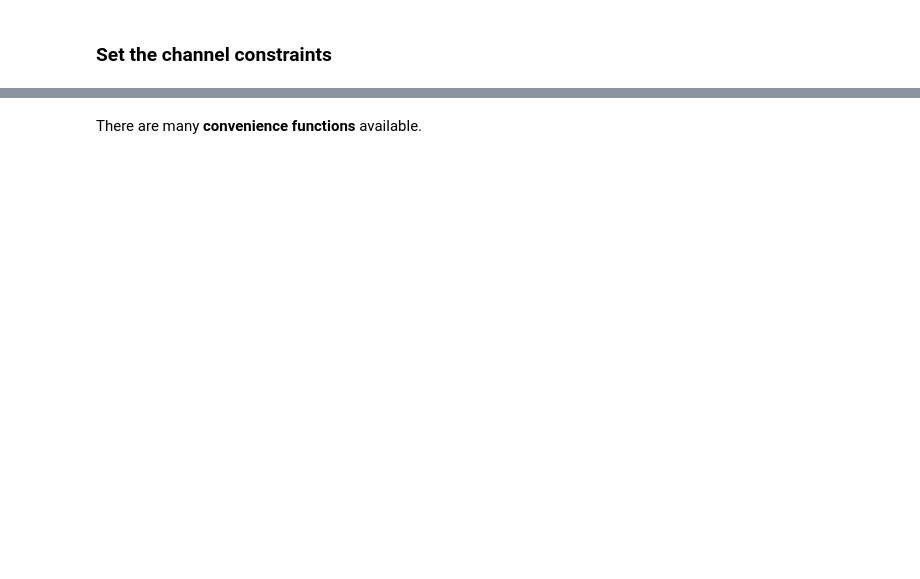
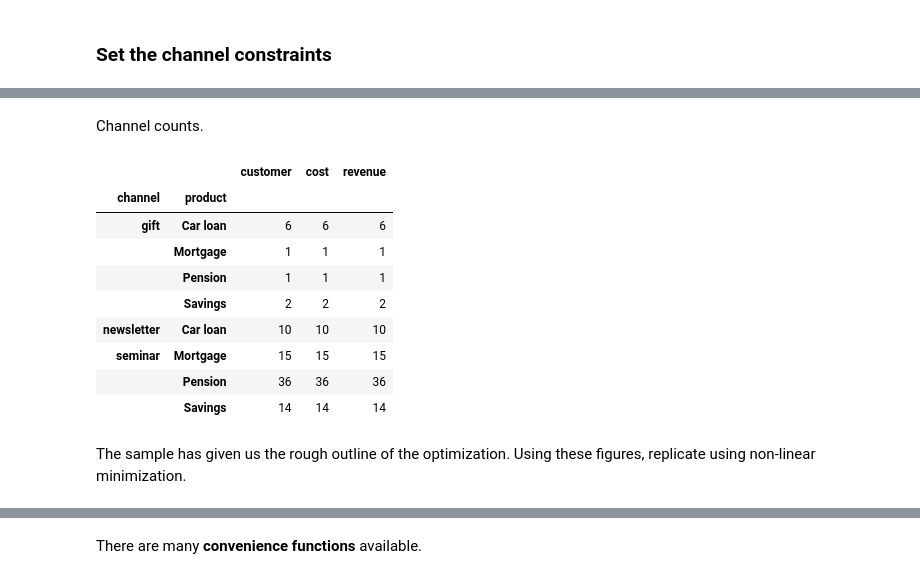
Before and after one commit to james-pearce/simu-late, a Jupyter notebook: tutorial-xlwings.ipynb, the cells around one changed output, grey strips where cells are left out. Cells and saved outputs as stored; diff of their text form; code cells hidden in the pictures; blank space fills up the shorter version.

```diff
--- a/tutorial-xlwings.ipynb
+++ b/tutorial-xlwings.ipynb
@@ -117,0 +221,17 @@ for k in range(num_channels):
+# %% [markdown]
+Channel counts.
+# %%
+report_bd.groupby(['channel', 'product']).count()
+# %% [output]
+|  |  | customer | cost | revenue |
+| channel | product |  |  |  |
+| gift | Car loan | 6 | 6 | 6 |
+|  | Mortgage | 1 | 1 | 1 |
+|  | Pension | 1 | 1 | 1 |
+|  | Savings | 2 | 2 | 2 |
+| newsletter | Car loan | 10 | 10 | 10 |
+| seminar | Mortgage | 15 | 15 | 15 |
+|  | Pension | 36 | 36 | 36 |
+|  | Savings | 14 | 14 | 14 |
+# %% [markdown]
+The sample has given us the rough outline of the optimization. Using these figures, replicate using non-linear minimization.
```
Also changed, not shown: parts of 57 cells of this notebook, 3 other files.
